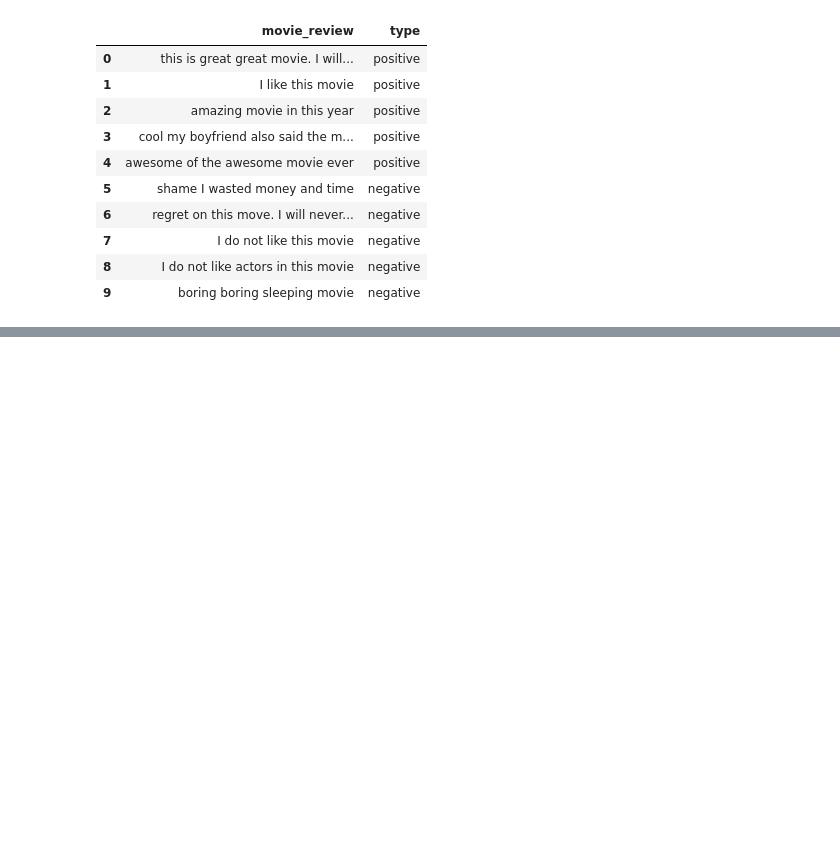
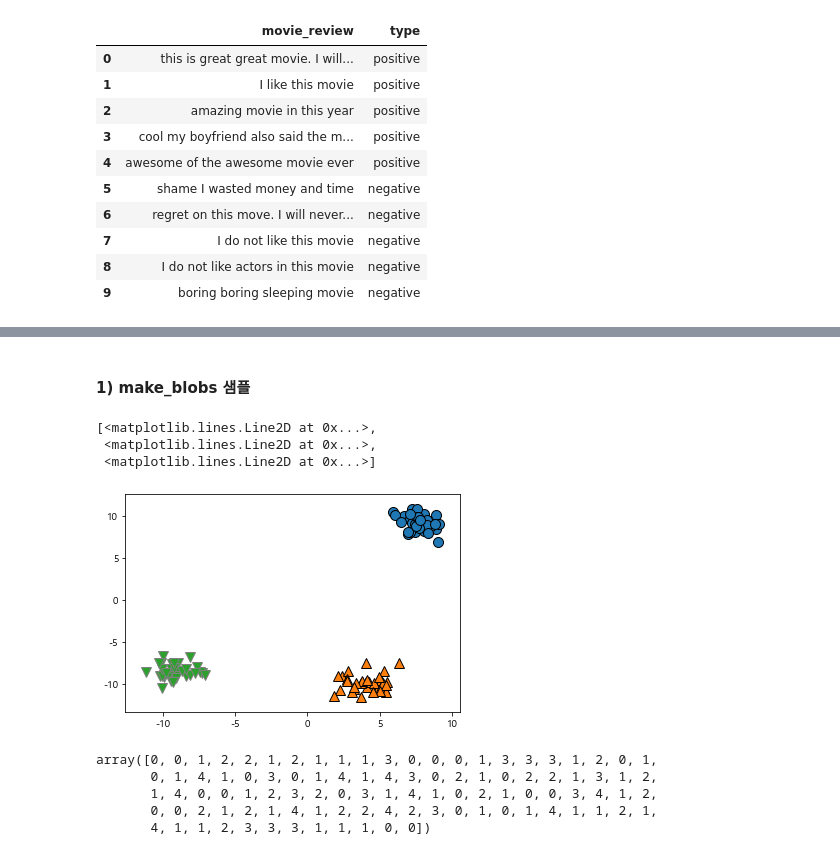
Before and after one commit to NikeLee/pythonwork, a Jupyter notebook: ai/5_기타알고리즘.ipynb, the cells around one changed output, grey strips where cells are left out. Cells and saved outputs as stored; diff of their text form; code cells hidden in the pictures; blank space fills up the shorter version.

```diff
--- a/ai/5_기타알고리즘.ipynb
+++ b/ai/5_기타알고리즘.ipynb
@@ -119,0 +324,11 @@ df
+# %% [markdown]
+#### 1) make_blobs 샘플
+# %%
+X, y = make_blobs()
+
+mglearn.discrete_scatter(X[:, 0], X[:, 1], y)
+# %% [output]
+[<matplotlib.lines.Line2D at 0x...>,
+ <matplotlib.lines.Line2D at 0x...>,
+ <matplotlib.lines.Line2D at 0x...>]
+[figure, added]
@@ -119,0 +337,8 @@ df
+# %%
+model.labels_
+# %% [output]
+array([0, 0, 1, 2, 2, 1, 2, 1, 1, 1, 3, 0, 0, 0, 1, 3, 3, 3, 1, 2, 0, 1,
+       0, 1, 4, 1, 0, 3, 0, 1, 4, 1, 4, 3, 0, 2, 1, 0, 2, 2, 1, 3, 1, 2,
+       1, 4, 0, 0, 1, 2, 3, 2, 0, 3, 1, 4, 1, 0, 2, 1, 0, 0, 3, 4, 1, 2,
+       0, 0, 2, 1, 2, 1, 4, 1, 2, 2, 4, 2, 3, 0, 1, 0, 1, 4, 1, 1, 2, 1,
+       4, 1, 1, 2, 3, 3, 3, 1, 1, 1, 0, 0])
```
Also changed, not shown: parts of 34 cells of this notebook.
